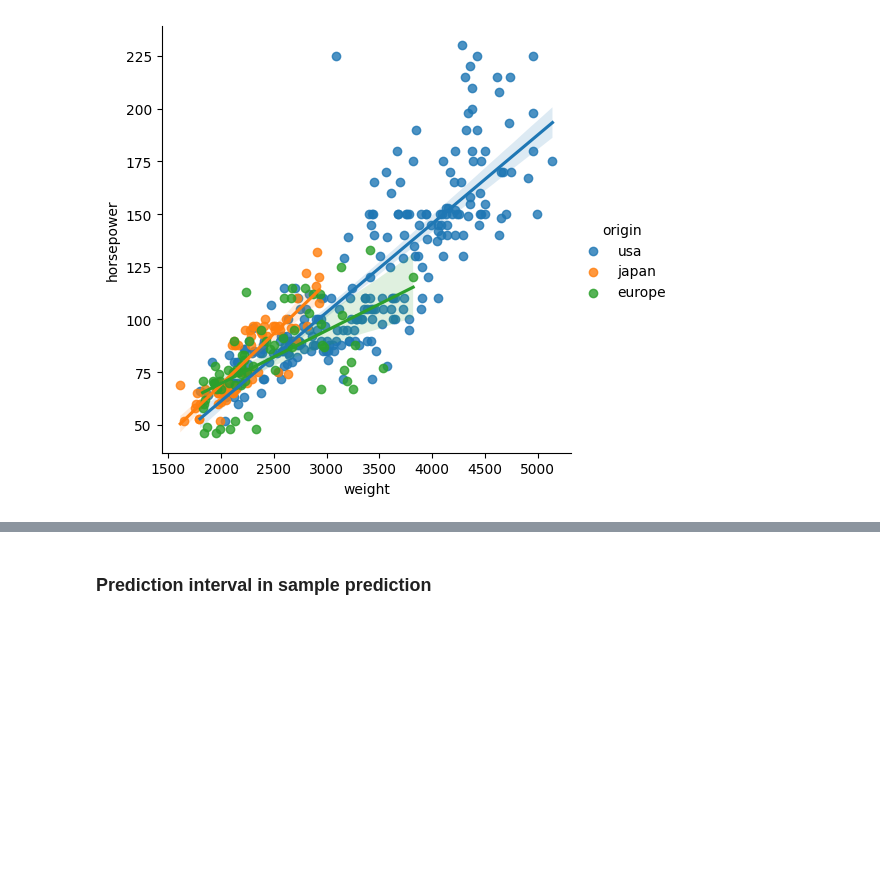
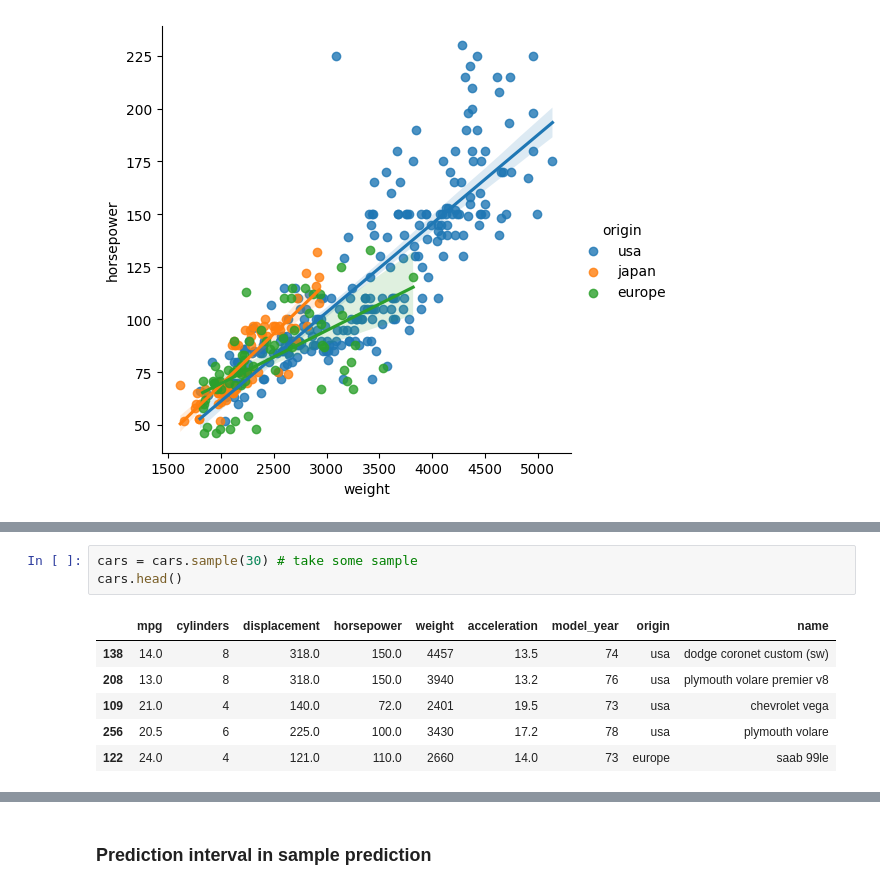
Before and after one commit to VineelaNedunuri/Statistiska_metoder-vineela-nedunuri, a Jupyter notebook: Uppgift/Linjär regression.ipynb, the cells around one changed output, grey strips where cells are left out. Cells and saved outputs as stored; diff of their text form; blank space fills up the shorter version.

```diff
--- a/Uppgift/Linjär regression.ipynb
+++ b/Uppgift/Linjär regression.ipynb
@@ -80,0 +101,10 @@ sns.lmplot(data=cars,x='weight', y='horsepower', hue='origin')
+# %%
+cars = cars.sample(30) # take some sample
+cars.head()
+# %% [output]
+|  | mpg | cylinders | displacement | horsepower | weight | acceleration | model_year | origin | name |
+| 138 | 14.0 | 8 | 318.0 | 150.0 | 4457 | 13.5 | 74 | usa | dodge coronet custom (sw) |
+| 208 | 13.0 | 8 | 318.0 | 150.0 | 3940 | 13.2 | 76 | usa | plymouth volare premier v8 |
+| 109 | 21.0 | 4 | 140.0 | 72.0 | 2401 | 19.5 | 73 | usa | chevrolet vega |
+| 256 | 20.5 | 6 | 225.0 | 100.0 | 3430 | 17.2 | 78 | usa | plymouth volare |
+| 122 | 24.0 | 4 | 121.0 | 110.0 | 2660 | 14.0 | 73 | europe | saab 99le |
```
Also changed, not shown: parts of 12 cells of this notebook.
